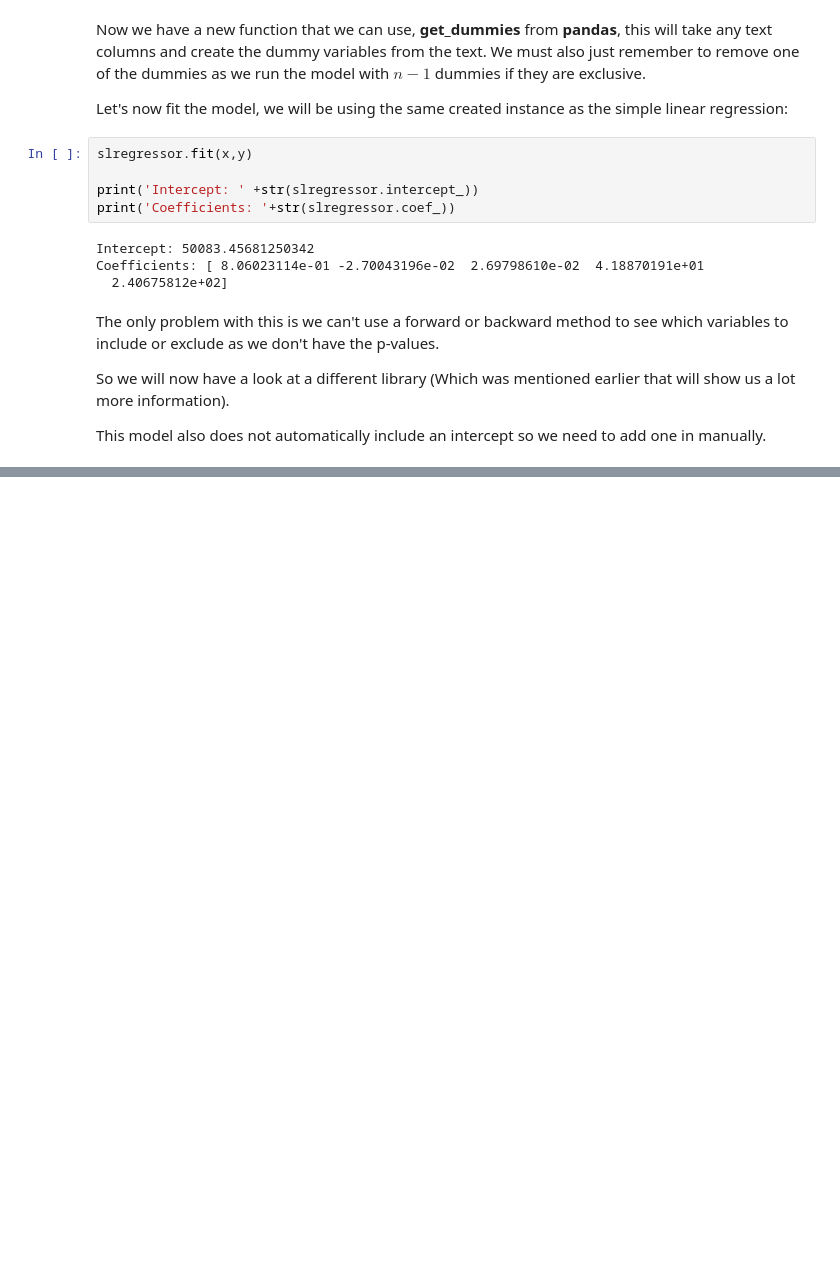
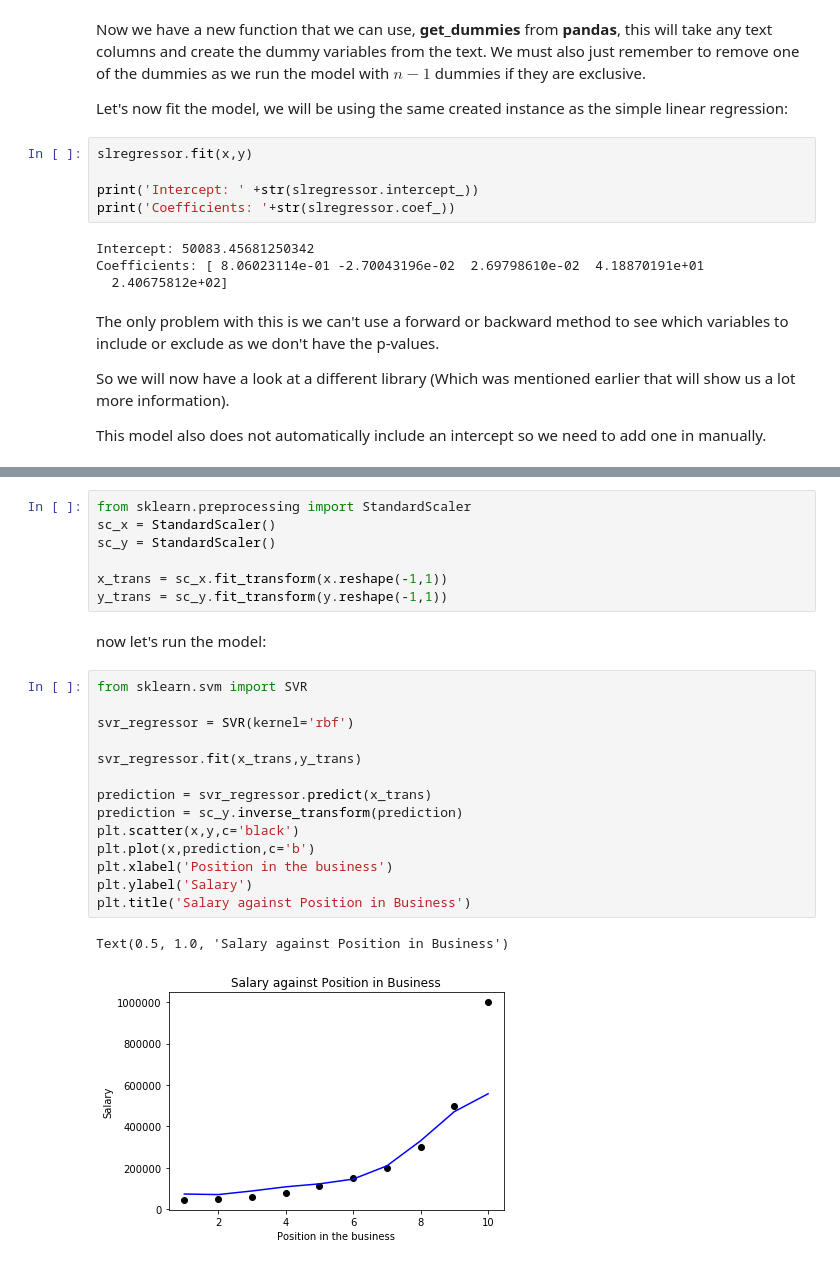
Before and after one commit to Poissonza/Python-Tutorial-Notes, a Jupyter notebook: 2 SKLearn Machine Learning.ipynb, the cells around one changed output, grey strips where cells are left out. Cells and saved outputs as stored; diff of their text form; blank space fills up the shorter version.

```diff
--- a/2 SKLearn Machine Learning.ipynb
+++ b/2 SKLearn Machine Learning.ipynb
@@ -170,0 +252,26 @@ From this point we can keep reruning the models until we have removed all of the
+# %%
+from sklearn.preprocessing import StandardScaler
+sc_x = StandardScaler()
+sc_y = StandardScaler()
+
+x_trans = sc_x.fit_transform(x.reshape(-1,1))
+y_trans = sc_y.fit_transform(y.reshape(-1,1))
+# %% [markdown]
+now let's run the model:
+# %%
+from sklearn.svm import SVR
+
+svr_regressor = SVR(kernel='rbf')
+
+svr_regressor.fit(x_trans,y_trans)
+
+prediction = svr_regressor.predict(x_trans)
+prediction = sc_y.inverse_transform(prediction)
+plt.scatter(x,y,c='black')
+plt.plot(x,prediction,c='b')
+plt.xlabel('Position in the business')
+plt.ylabel('Salary')
+plt.title('Salary against Position in Business')
+# %% [output]
+Text(0.5, 1.0, 'Salary against Position in Business')
+[figure, added]
```
Also changed, not shown: parts of 19 cells of this notebook, 1 other file.
